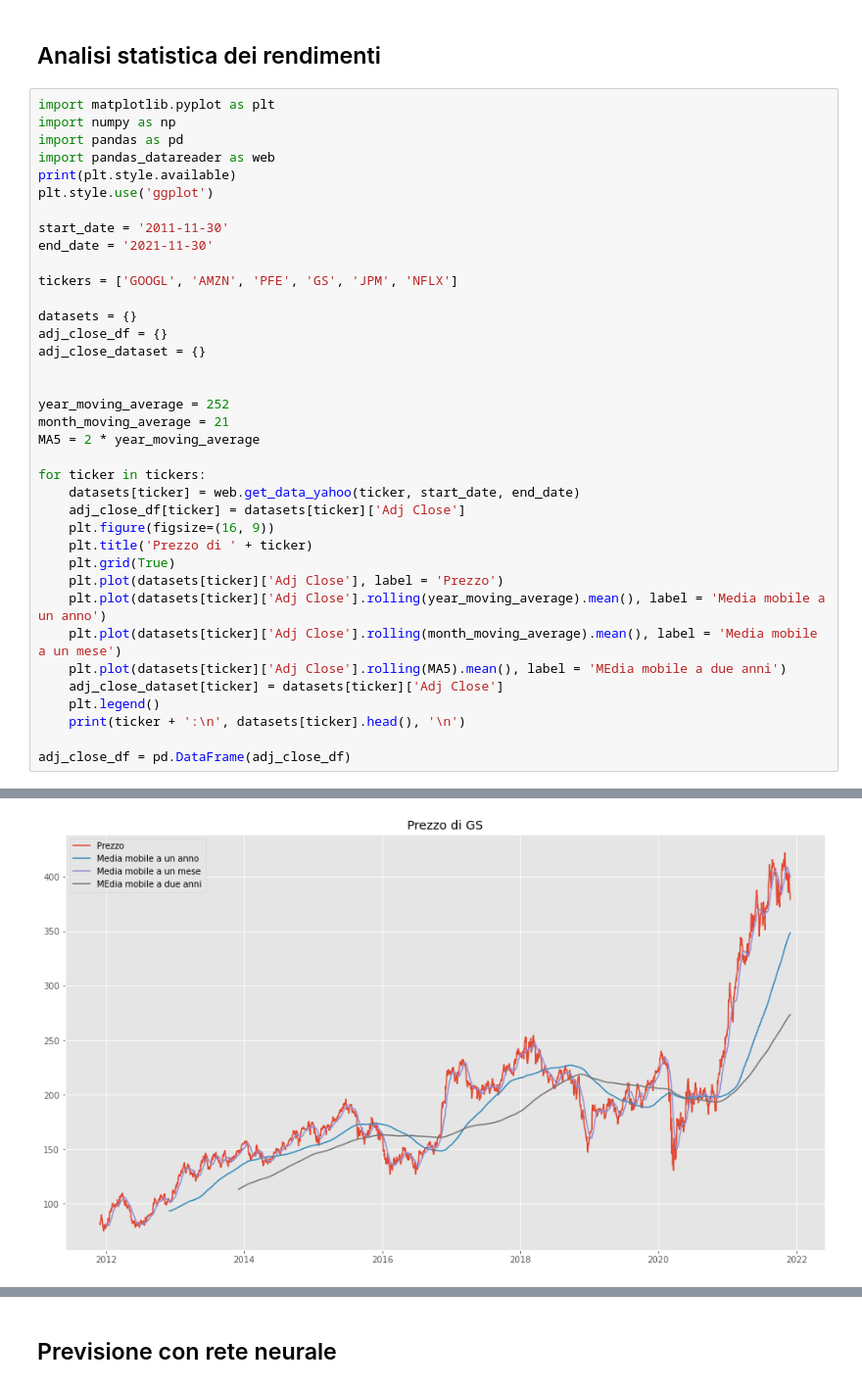
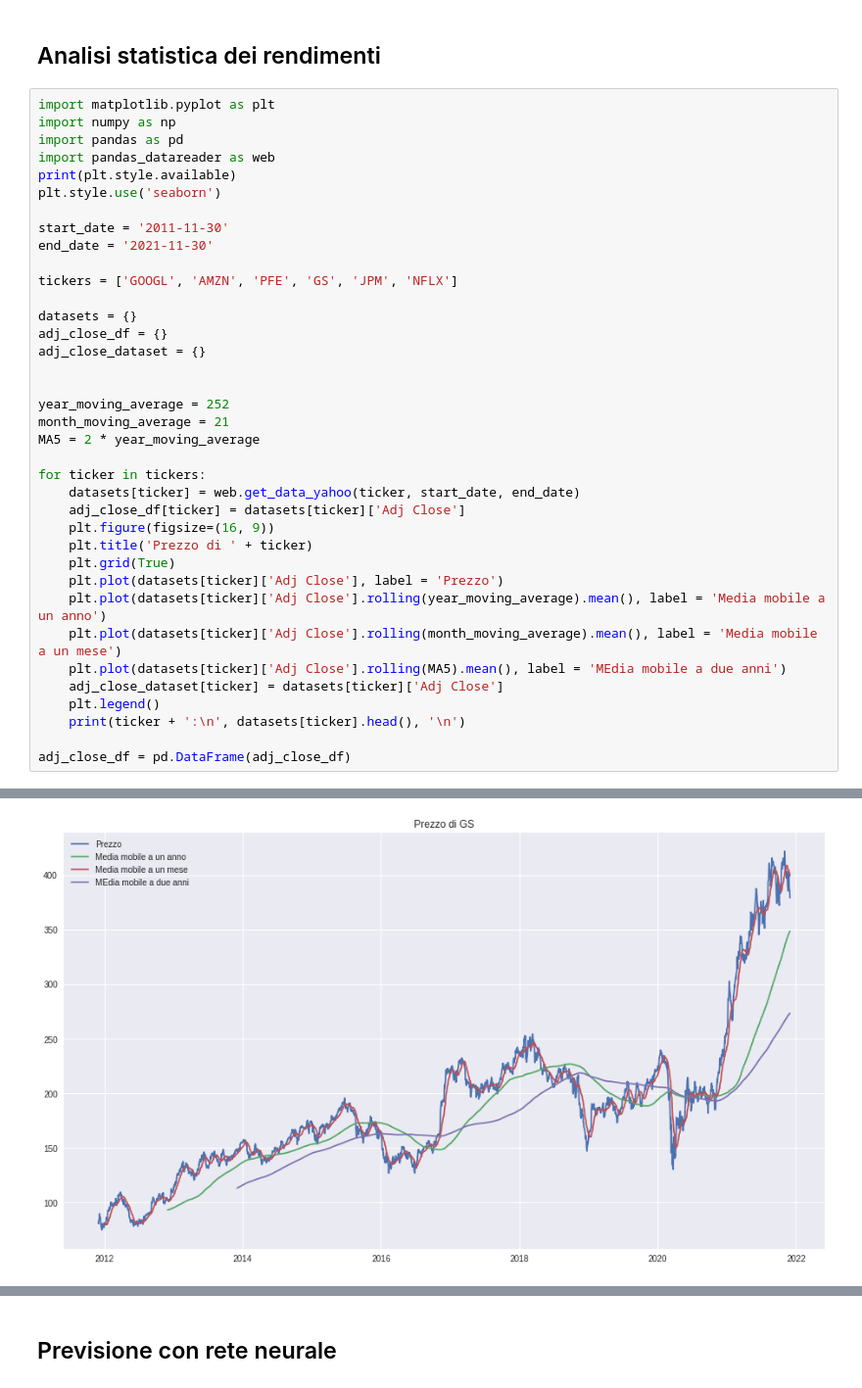
Before and after one commit to gabrielecanesi/Business-Intelligence, a Jupyter notebook: notebook.ipynb, the cells around one changed output, grey strips where cells are left out. Shown at 98% size. Drawn from its saved outputs; the diff is of its cells as text.

```diff
--- a/notebook.ipynb
+++ b/notebook.ipynb
@@ -8,7 +8,7 @@ import numpy as np
 import pandas as pd
 import pandas_datareader as web
 print(plt.style.available)
-plt.style.use('ggplot')
+plt.style.use('seaborn')
 
 start_date = '2011-11-30'
 end_date = '2021-11-30'
@@ -63 +63 @@ Date
-[figure, old version]
+[figure, new version]
```
Also changed, not shown: parts of 16 cells of this notebook.
